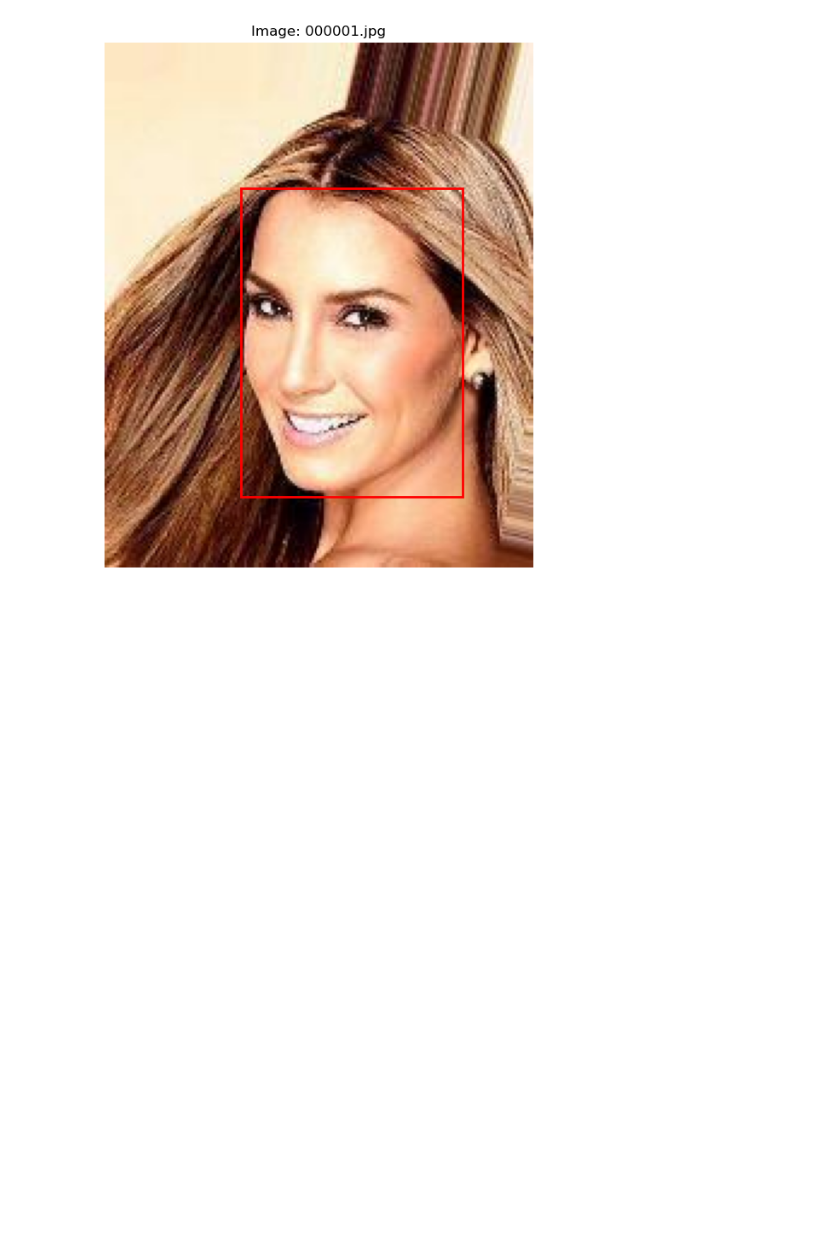
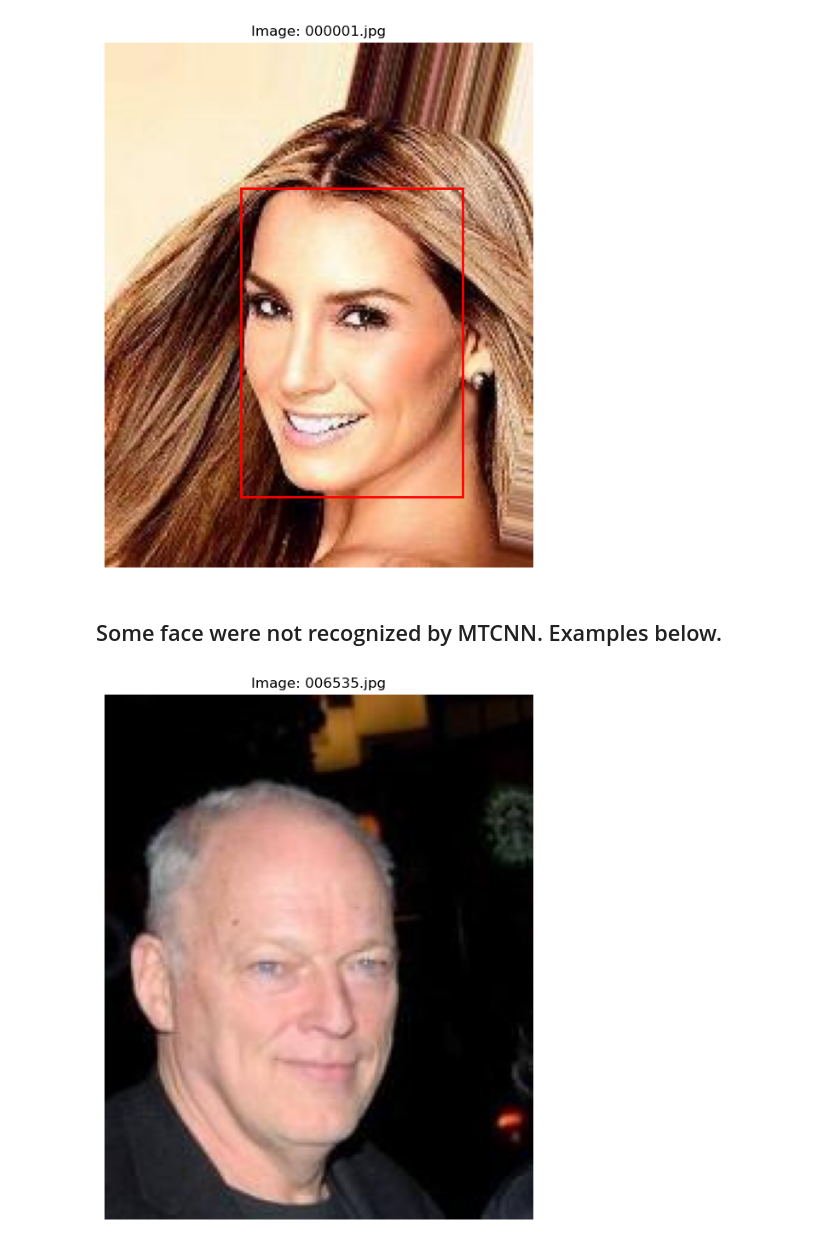
Before and after one commit to mc053/dinov2, a Jupyter notebook: dinov2/data/bboxes.ipynb, the cells around one changed output. Drawn from its saved outputs; the diff is of its cells as text; code cells hidden in the pictures; blank space fills up the shorter version.

```diff
--- a/dinov2/data/bboxes.ipynb
+++ b/dinov2/data/bboxes.ipynb
@@ -37,3 +37,19 @@ example_image_id = bbox_df["image_id"].iloc[0]
 display_image_with_bbox(example_image_id)
 # %% [output]
 [figure]
+# %% [markdown]
+## Some face were not recognized by MTCNN. Examples below.
+# %%
+def display_image_by_name(image_id: str):
+    image_path = os.path.join(image_dir, image_id)
+    img = Image.open(image_path)
+
+    fig, ax = plt.subplots(1, figsize=(8, 8))
+    ax.imshow(img)
+    ax.set_title(f"Image: {image_id}")
+    plt.axis("off")
+    plt.show()
+# %%
+display_image_by_name("006535.jpg")
+# %% [output]
+[figure, added]
```
Also changed, not shown: parts of 1 cell of this notebook, 2 other files.
